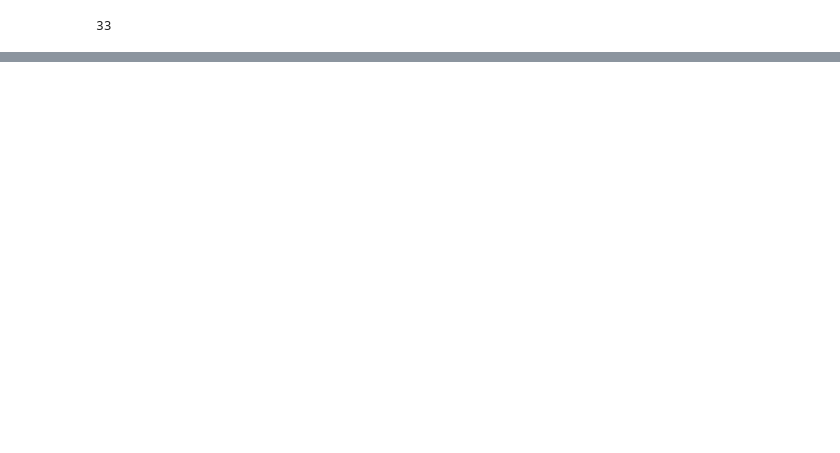
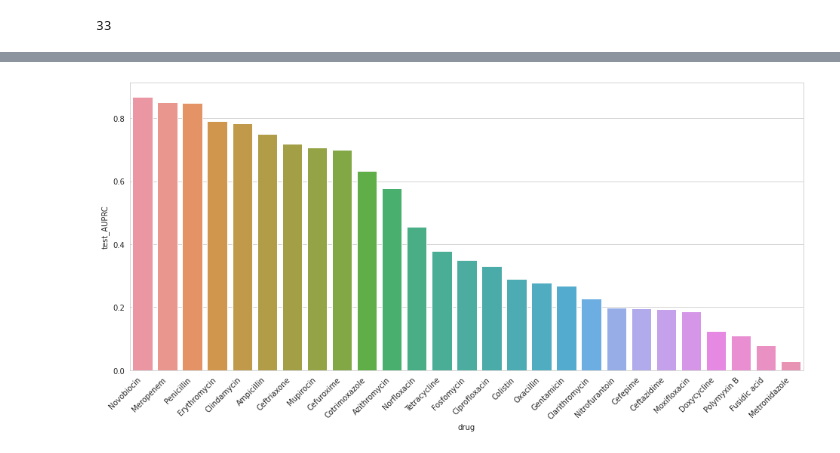
Before and after one commit to BorgwardtLab/MultimodalAMR, a Jupyter notebook: gv_experiments/Plot metrics.ipynb, the cells around one changed output, grey strips where cells are left out. Saved outputs shown, nothing was run; the diff lists cells and outputs as text; code cells hidden in the pictures; blank space fills up the shorter version.

```diff
--- a/gv_experiments/Plot metrics.ipynb
+++ b/gv_experiments/Plot metrics.ipynb
@@ -242,0 +449,7 @@ m
+# %%
+long_table = pd.read_csv("../processed_data/DRIAMS_combined_long_table.csv")
+long_table = long_table[long_table["dataset"]=="C"]
+
+
+drugs_list = sorted(long_table["drug"].unique())
+len(drugs_list)
@@ -242,0 +458,3 @@ m
+# %%
+experiment_folder = "outputs/DRIAMS_C/MLP_zero_shot_driamsC/lowLR_long_BN_zs/metrics"
+len(os.listdir(experiment_folder))
@@ -242,0 +463,14 @@ m
+# %%
+zs_metrics = []
+for i, drug_name in enumerate(drugs_list):
+    try:
+        with open(os.path.join(experiment_folder, "test_metrics_{}.json".format(i)), "r") as f:
+            m = json.load(f)
+            # print(m)
+            m["drug"] = drug_name
+    except:
+        continue
+    zs_metrics.append(m)
+zs_df = pd.DataFrame(zs_metrics)
+zs_df.set_index("drug")
+zs_df
@@ -242,0 +495,9 @@ m
+# %%
+drugs_to_remove = []
+for dr in drugs_list:
+    df = long_table[long_table["drug"]==dr]
+    if len(df["response"].value_counts())<2:
+        drugs_to_remove.append(dr)
+
+zs_df = zs_df[~zs_df["drug"].isin(drugs_to_remove)].dropna()
+zs_df
@@ -242,0 +522,12 @@ m
+# %%
+df = zs_df.dropna().sort_values(by="test_AUPRC", ascending=False)
+
+fig, ax = plt.subplots(figsize=(16, 7))
+sns.barplot(data=df, y="test_AUPRC", x="drug", ax=ax)
+for label in ax.get_xticklabels():
+    label.set_ha("right")
+    label.set_rotation(45)
+
+plt.show()
+# %% [output]
+[figure, added]
```
Also changed, not shown: parts of 30 cells of this notebook, 15 other files.
